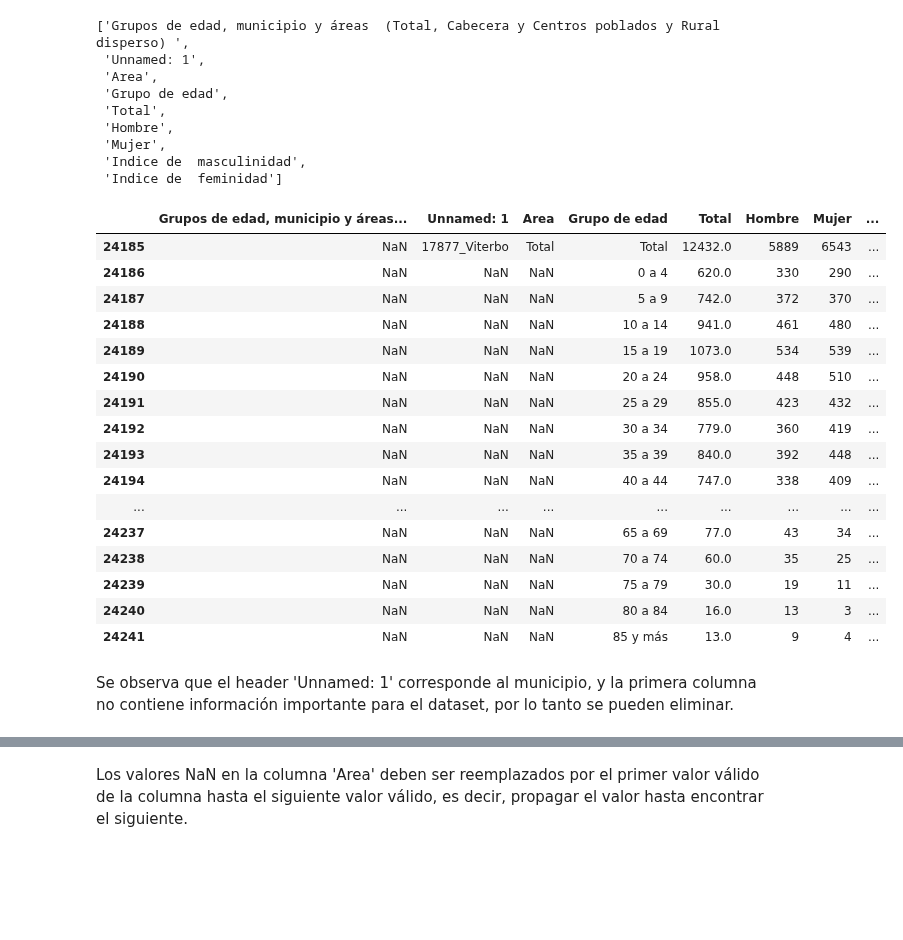
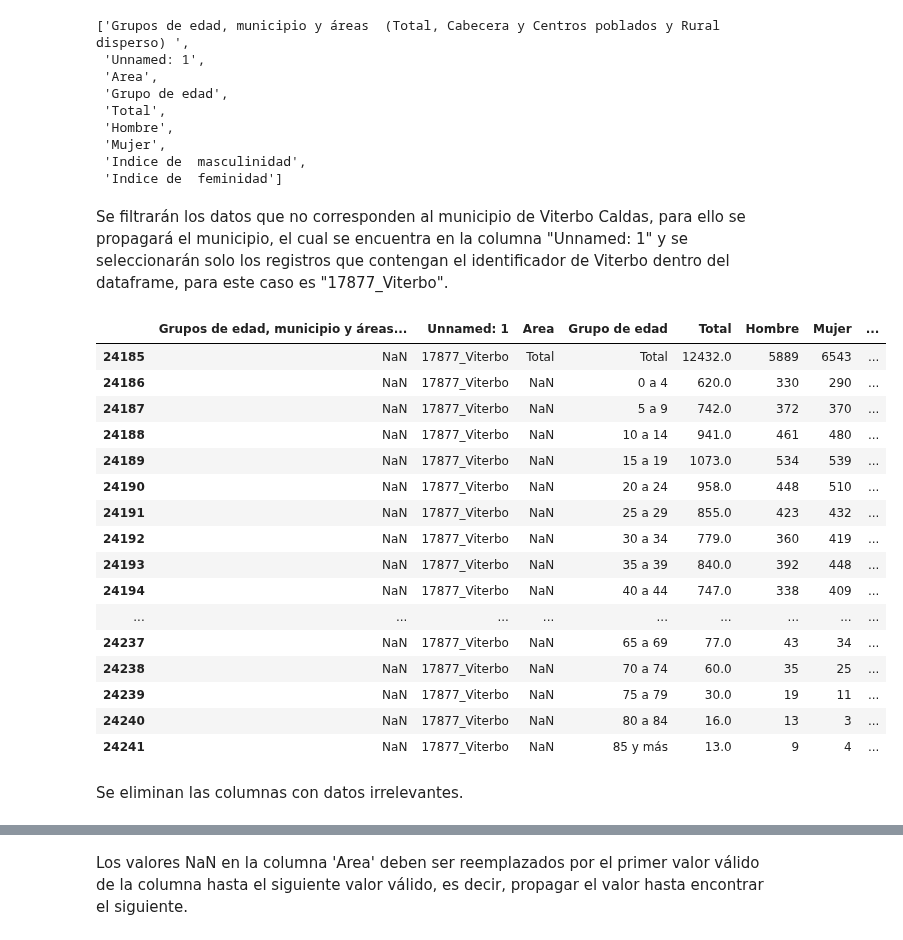
Before and after one commit to Schiavi13/Censo-Viterbo-Caldas-2018, a Jupyter notebook: source_to_csv_1pm.ipynb, the cells around one changed output, grey strips where cells are left out. Saved outputs shown, nothing was run; the diff lists cells and outputs as text; code cells hidden in the pictures; blank space fills up the shorter version.

```diff
--- a/source_to_csv_1pm.ipynb
+++ b/source_to_csv_1pm.ipynb
@@ -52,26 +52,30 @@ list(df_1PM.columns.values)
  'Mujer',
  'Indice de  masculinidad',
  'Indice de  feminidad']
+# %% [markdown]
+Se filtrarán los datos que no corresponden al municipio de Viterbo Caldas, para ello se propagará el municipio, el cual se encuentra en la columna "Unnamed: 1" y se seleccionarán solo los registros que contengan el identificador de Viterbo dentro del dataframe, para este caso es "17877_Viterbo".
 # %%
-df_1PM.iloc[24185:24242]
+df_1PM['Unnamed: 1'] = df_1PM['Unnamed: 1'].ffill()
+df_1PM = df_1PM.loc[df_1PM['Unnamed: 1'] == '17877_Viterbo']
+df_1PM
 # %% [output]
 |  | Grupos de edad, municipio y áreas... | Unnamed: 1 | Area | Grupo de edad | Total | Hombre | Mujer | ... |
 | 24185 | NaN | 17877_Viterbo | Total | Total | 12432.0 | 5889 | 6543 | ... |
-| 24186 | NaN | NaN | NaN | 0 a 4 | 620.0 | 330 | 290 | ... |
-| 24187 | NaN | NaN | NaN | 5 a 9 | 742.0 | 372 | 370 | ... |
-| 24188 | NaN | NaN | NaN | 10 a 14 | 941.0 | 461 | 480 | ... |
-| 24189 | NaN | NaN | NaN | 15 a 19 | 1073.0 | 534 | 539 | ... |
-| 24190 | NaN | NaN | NaN | 20 a 24 | 958.0 | 448 | 510 | ... |
-| 24191 | NaN | NaN | NaN | 25 a 29 | 855.0 | 423 | 432 | ... |
-| 24192 | NaN | NaN | NaN | 30 a 34 | 779.0 | 360 | 419 | ... |
-| 24193 | NaN | NaN | NaN | 35 a 39 | 840.0 | 392 | 448 | ... |
-| 24194 | NaN | NaN | NaN | 40 a 44 | 747.0 | 338 | 409 | ... |
+| 24186 | NaN | 17877_Viterbo | NaN | 0 a 4 | 620.0 | 330 | 290 | ... |
+| 24187 | NaN | 17877_Viterbo | NaN | 5 a 9 | 742.0 | 372 | 370 | ... |
+| 24188 | NaN | 17877_Viterbo | NaN | 10 a 14 | 941.0 | 461 | 480 | ... |
+| 24189 | NaN | 17877_Viterbo | NaN | 15 a 19 | 1073.0 | 534 | 539 | ... |
+| 24190 | NaN | 17877_Viterbo | NaN | 20 a 24 | 958.0 | 448 | 510 | ... |
+| 24191 | NaN | 17877_Viterbo | NaN | 25 a 29 | 855.0 | 423 | 432 | ... |
+| 24192 | NaN | 17877_Viterbo | NaN | 30 a 34 | 779.0 | 360 | 419 | ... |
+| 24193 | NaN | 17877_Viterbo | NaN | 35 a 39 | 840.0 | 392 | 448 | ... |
+| 24194 | NaN | 17877_Viterbo | NaN | 40 a 44 | 747.0 | 338 | 409 | ... |
 | ... | ... | ... | ... | ... | ... | ... | ... | ... |
-| 24237 | NaN | NaN | NaN | 65 a 69 | 77.0 | 43 | 34 | ... |
-| 24238 | NaN | NaN | NaN | 70 a 74 | 60.0 | 35 | 25 | ... |
-| 24239 | NaN | NaN | NaN | 75 a 79 | 30.0 | 19 | 11 | ... |
-| 24240 | NaN | NaN | NaN | 80 a 84 | 16.0 | 13 | 3 | ... |
-| 24241 | NaN | NaN | NaN | 85 y más | 13.0 | 9 | 4 | ... |
+| 24237 | NaN | 17877_Viterbo | NaN | 65 a 69 | 77.0 | 43 | 34 | ... |
+| 24238 | NaN | 17877_Viterbo | NaN | 70 a 74 | 60.0 | 35 | 25 | ... |
+| 24239 | NaN | 17877_Viterbo | NaN | 75 a 79 | 30.0 | 19 | 11 | ... |
+| 24240 | NaN | 17877_Viterbo | NaN | 80 a 84 | 16.0 | 13 | 3 | ... |
+| 24241 | NaN | 17877_Viterbo | NaN | 85 y más | 13.0 | 9 | 4 | ... |
-# %% [markdown]
-Se observa que el header 'Unnamed: 1' corresponde al municipio, y la primera columna no contiene información importante para el dataset, por lo tanto se pueden eliminar.
+# %% [markdown]
+Se eliminan las columnas con datos irrelevantes.
 # %%
```
Also changed, not shown: parts of 2 cells of this notebook.
